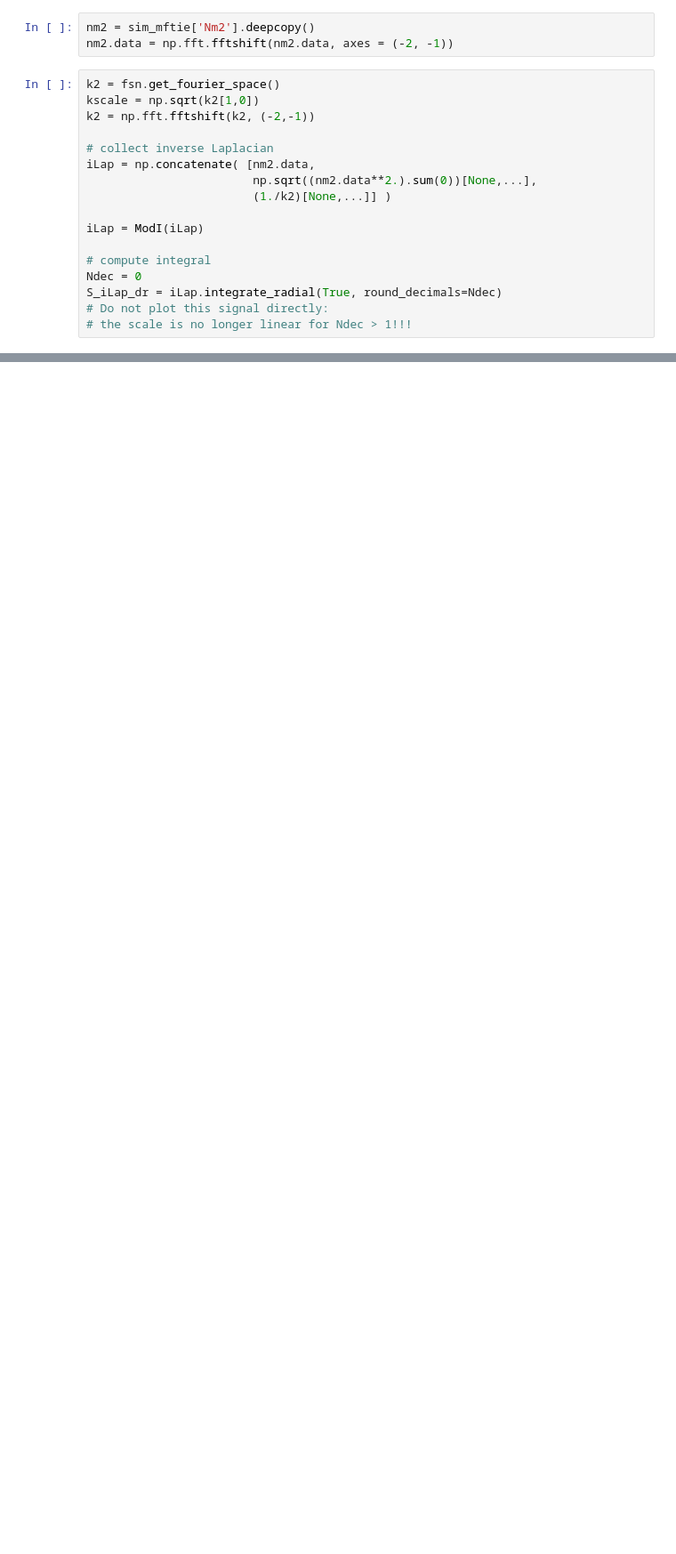
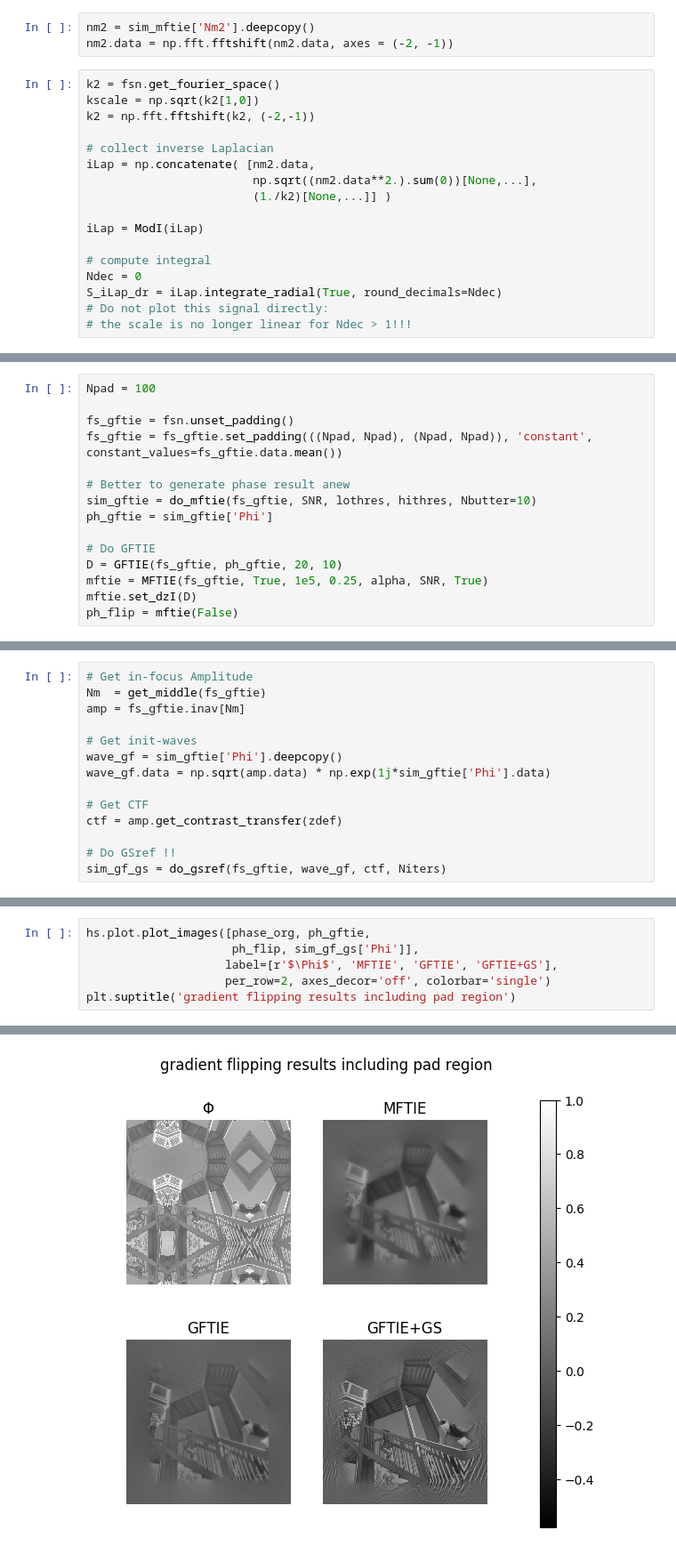
Before and after one commit to AEljarrat/inline_holo, a Jupyter notebook: Simulated_dataset.ipynb, the cells around one changed output, grey strips where cells are left out. Shown at 89% size. Saved outputs shown, nothing was run; the diff lists cells and outputs as text; blank space fills up the shorter version.

```diff
--- a/Simulated_dataset.ipynb
+++ b/Simulated_dataset.ipynb
@@ -570,0 +589,15 @@ np.sqrt(560*3), np.sqrt(25*10)
+# %%
+Npad = 100
+
+fs_gftie = fsn.unset_padding()
+fs_gftie = fs_gftie.set_padding(((Npad, Npad), (Npad, Npad)), 'constant', constant_values=fs_gftie.data.mean())
+
+# Better to generate phase result anew
+sim_gftie = do_mftie(fs_gftie, SNR, lothres, hithres, Nbutter=10)
+ph_gftie = sim_gftie['Phi']
+
+# Do GFTIE
+D = GFTIE(fs_gftie, ph_gftie, 20, 10)
+mftie = MFTIE(fs_gftie, True, 1e5, 0.25, alpha, SNR, True)
+mftie.set_dzI(D)
+ph_flip = mftie(False)
@@ -570,0 +624,14 @@ np.sqrt(560*3), np.sqrt(25*10)
+# %%
+# Get in-focus Amplitude
+Nm  = get_middle(fs_gftie)
+amp = fs_gftie.inav[Nm]
+
+# Get init-waves
+wave_gf = sim_gftie['Phi'].deepcopy()
+wave_gf.data = np.sqrt(amp.data) * np.exp(1j*sim_gftie['Phi'].data)
+
+# Get CTF
+ctf = amp.get_contrast_transfer(zdef)
+
+# Do GSref !!
+sim_gf_gs = do_gsref(fs_gftie, wave_gf, ctf, Niters)
@@ -570,0 +648,7 @@ np.sqrt(560*3), np.sqrt(25*10)
+# %%
+hs.plot.plot_images([phase_org, ph_gftie,
+                     ph_flip, sim_gf_gs['Phi']],
+                    label=[r'$\Phi$', 'MFTIE', 'GFTIE', 'GFTIE+GS'],
+                    per_row=2, axes_decor='off', colorbar='single')
+plt.suptitle('gradient flipping results including pad region')
+# %% [output]
@@ -570,0 +658 @@ np.sqrt(560*3), np.sqrt(25*10)
+[figure, added]
```
Also changed, not shown: parts of 34 cells of this notebook.
